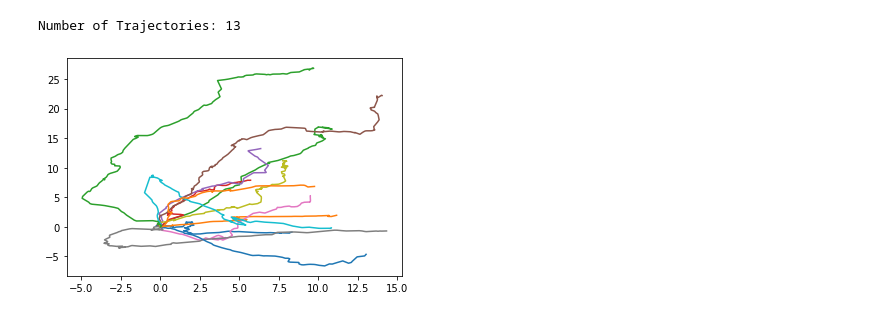
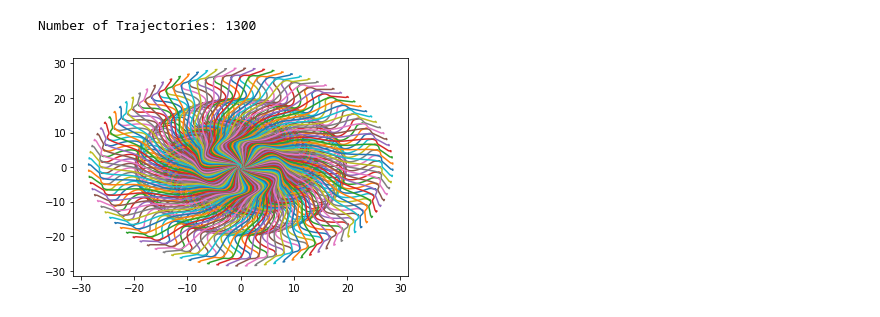
Before and after one commit to yildirimyigit/is, a Jupyter notebook: data/processing_scripts/updated_process_raw_data.ipynb, the cells around one changed output. Saved outputs shown, nothing was run; the diff lists cells and outputs as text; code cells hidden in the pictures.

```diff
--- a/data/processing_scripts/updated_process_raw_data.ipynb
+++ b/data/processing_scripts/updated_process_raw_data.ipynb
@@ -38,11 +38,11 @@ def extract_g_p_t(file_path):
 def rotate(states, rad):
     c, s = np.cos(rad), np.sin(rad)
     j = np.matrix([[c, s], [-s, c]])
+    rot_states = np.zeros_like(states)
+    rot_states[:, :4] = np.concatenate((np.dot(states[:, :2], j), np.dot(states[:, 2:4], j)), axis=1)
+    rot_states[:, -1] = states[:, -1].ravel()
 
-    states[:, :2] = np.dot(j, states[:, :2].T).T
-    states[:, 2:4] = np.dot(j, states[:, 2:4].T).T
-
-    return states
+    return rot_states
 
 
 def polyfit(states):
@@ -52,7 +52,7 @@ def polyfit(states):
     cont_states = np.zeros((time_steps, d))
 
     for i in range(d-1):  # fit a spline on each dim
-        p = np.poly1d(np.polyfit(states[:, -1], states[:, i], 2))
+        p = np.poly1d(np.polyfit(states[:, -1], states[:, i], 14))
         cont_states[:, i] = p(t)
     cont_states[:, -1] = t
 
@@ -121,37 +121,43 @@ def plot_trajectories(trajectories):
         plt.plot(trajectories[i, :, 0], trajectories[i, :, 1])
 
     print(f'Number of Trajectories: {num_trajs}')
+    plt.savefig("s.svg", format="svg", dpi=1200)
     plt.show()
 # %%
 import os
 
 
 trajectories = []
 tr_plot = []
+timpos = []
+
 for filename in os.listdir(folder_path):
     f = os.path.join(folder_path, filename)
 
     # checking if it is a file
     if os.path.isfile(f) and f.endswith('npy'):
         timed_poses = extract_g_p_t(f)
-        cont_timed_poses = egocentricize(interpolate(timed_poses))
+        timpos.append(timed_poses)
+        cont_timed_poses = egocentricize(polyfit(timed_poses))
         poses_with_vel = calculate_vel(cont_timed_poses)
         np.save(f"{data_path}/processed_states/{filename.strip('_states.npy')}_rot_0.npy", poses_with_vel)
         trajectories.append(poses_with_vel)
         tr_plot.append(poses_with_vel)
 
-        angles = np.linspace(np.pi/50, 2*np.pi, num=99, endpoint=False)  # 99rot+1orig=100 reps per traj
+        num_reps = 99
+        angles = np.linspace(2*np.pi/num_reps, 2*np.pi, num=num_reps, endpoint=False)  # 99rot+1orig=100 reps per traj
         for rad in angles:
             r_timed_poses = rotate(timed_poses, rad)
-            r_cont_timed_poses = egocentricize(interpolate(r_timed_poses))
+            timpos.append(r_timed_poses)
+            r_cont_timed_poses = egocentricize(polyfit(r_timed_poses))
             r_poses_with_vel = calculate_vel(r_cont_timed_poses)
             np.save(f"{data_path}/processed_states/{filename.strip('_states.npy')}_rot_{rad}.npy", r_poses_with_vel)
             trajectories.append(r_poses_with_vel)
 
 trajectories = np.array(trajectories)
 tr_plot = np.array(tr_plot)
-plot_trajectories(tr_plot)
+plot_trajectories(trajectories)
 # %% [output]
-Number of Trajectories: 13
+Number of Trajectories: 1300
-[figure, old version]
+[figure, new version]
 # %%
```
Also changed, not shown: parts of 2 cells of this notebook, 1 other file.
